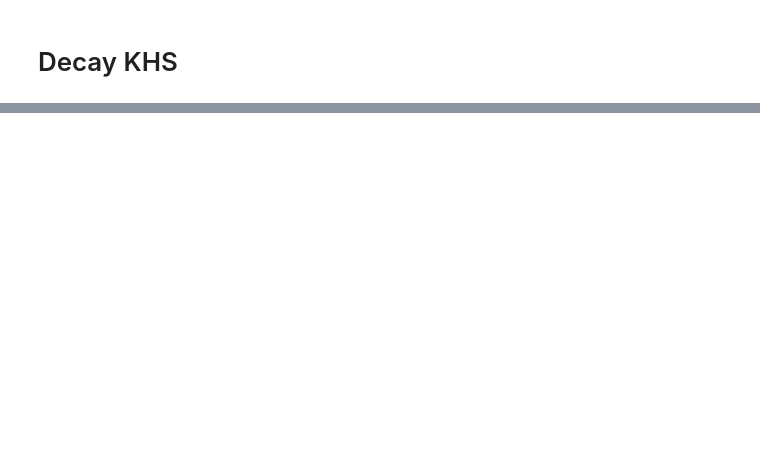
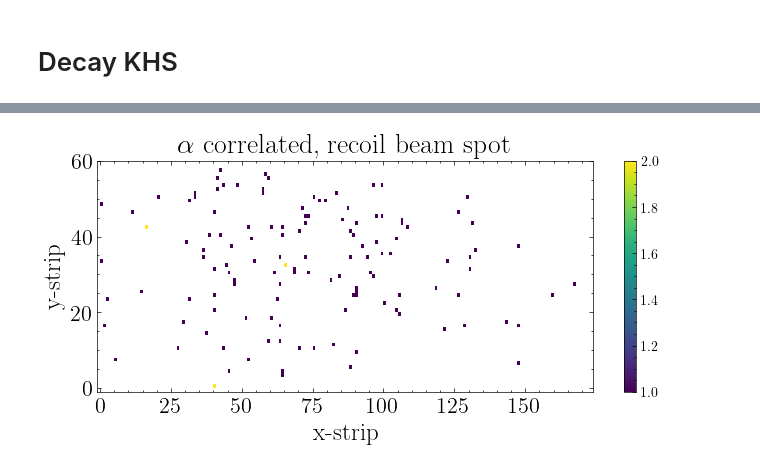
Before and after one commit to JChads4/ppac_analysis2, a Jupyter notebook: ppac_analysis.ipynb, the cells around one changed output, grey strips where cells are left out. Drawn from its saved outputs; the diff is of its cells as text; code cells hidden in the pictures; blank space fills up the shorter version.

```diff
--- a/ppac_analysis.ipynb
+++ b/ppac_analysis.ipynb
@@ -479,0 +504,12 @@ decay_candidates_df.head()
+# %%
+# Alpha energy, time gates
+# Recoil energy gates
+
+alpha_energy_min = 8100    # Minimum alpha energy (keV)
+alpha_energy_max = 8400    # Maximum alpha energy (keV)
+
+recoil_energy_min = 2000   # Minimum recoil energy (keV)
+recoil_energy_max = 8099  # Maximum recoil energy (keV)
+
+alpha_corr_min = 0.08    # Minimum time difference in seconds
+alpha_corr_max = 10         # Maximum time difference in seconds
@@ -479,0 +781,17 @@ decay_candidates_df.head()
+# %%
+# correlated beam spot
+plt.figure(figsize=(8,3))
+fs = 18
+plt.hist2d(final_correlated_df['rec_x'], final_correlated_df['rec_y'],
+           bins=((175),(61)), range=((-1,174),(-1,60)), cmin=1)
+# plt.xlim(0, 10000)
+plt.xlabel('x-strip', fontsize=fs)
+plt.ylabel(r'y-strip', fontsize=fs)
+plt.title(r'$\alpha$ correlated, recoil beam spot', fontsize=fs+2)
+plt.colorbar()
+ax = plt.gca()
+ax.tick_params(axis='both', which='major', labelsize=fs-2)
+# plt.legend(loc='lower right', fontsize=fs-2, frameon=True)
+plt.savefig('plots/correlated_stripX_stripY.pdf', dpi=300)
+# %% [output]
+[figure, added]
```
Also changed, not shown: parts of 24 cells of this notebook, 12 other files.
